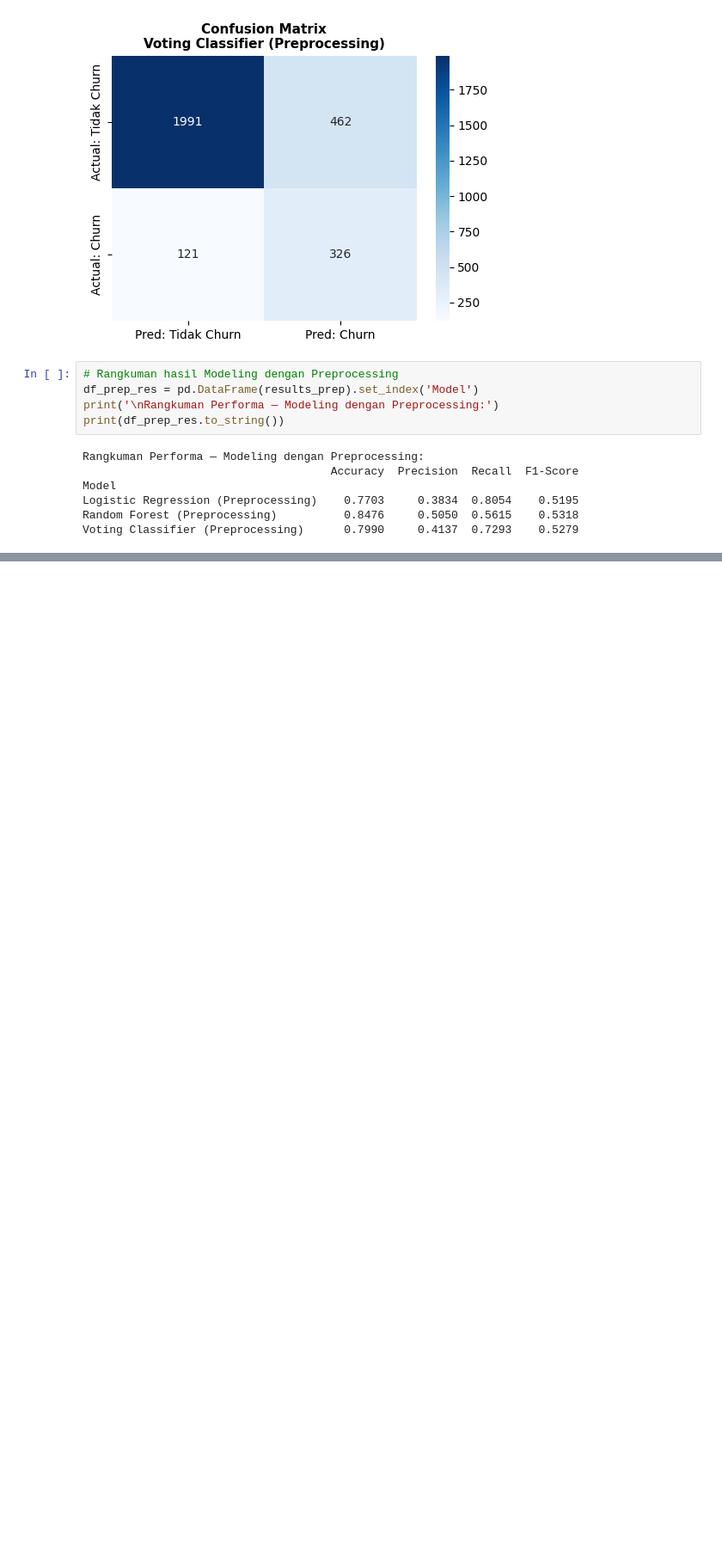
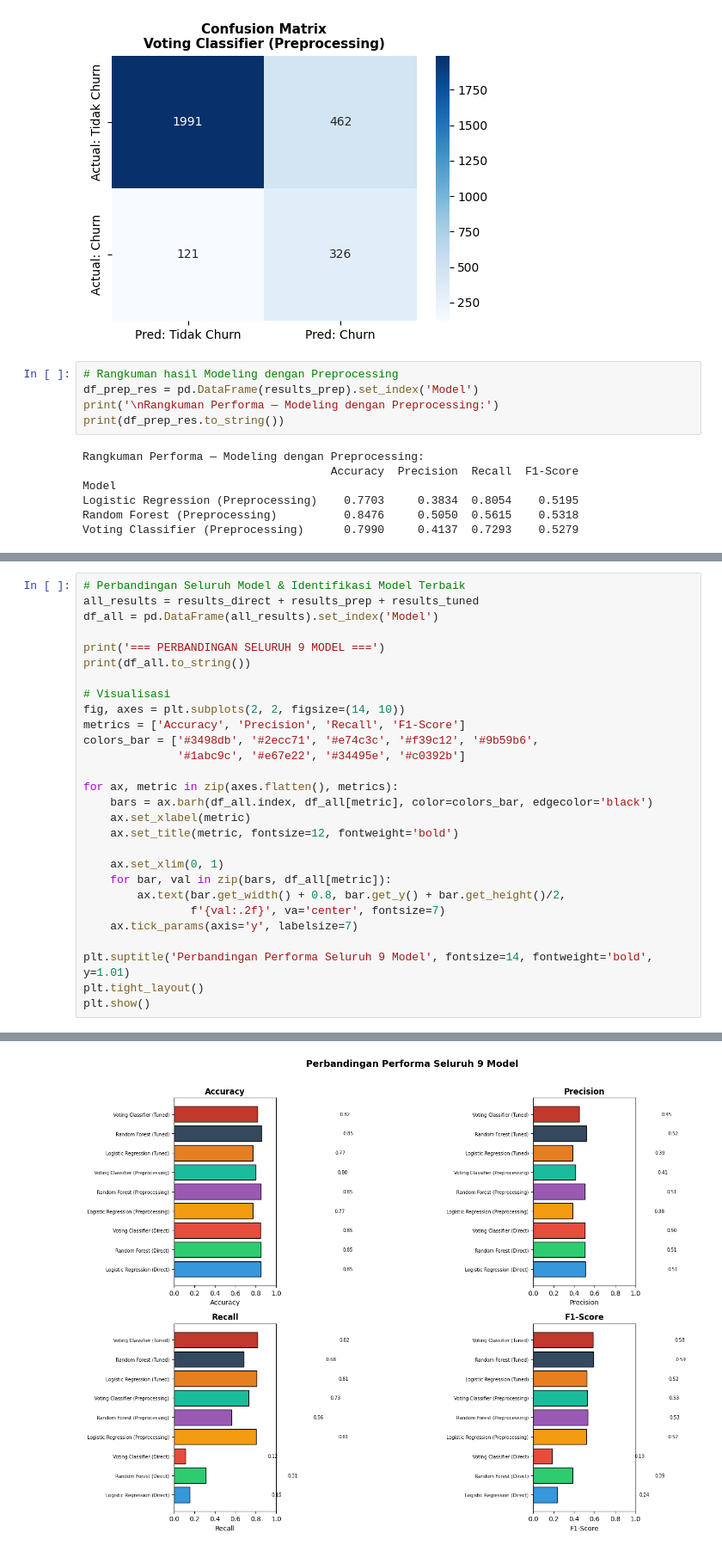
Before and after one commit to fikriwildann/customer-churn-prediction, a Jupyter notebook: UAS_BENGKOD.ipynb, the cells around one changed output, grey strips where cells are left out. Shown at 86% size. Cells and saved outputs as stored; diff of their text form; blank space fills up the shorter version.

```diff
--- a/UAS_BENGKOD.ipynb
+++ b/UAS_BENGKOD.ipynb
@@ -594,0 +755,29 @@ Voting Classifier (Preprocessing)      0.7990     0.4137  0.7293    0.5279
+# %%
+# Perbandingan Seluruh Model & Identifikasi Model Terbaik
+all_results = results_direct + results_prep + results_tuned
+df_all = pd.DataFrame(all_results).set_index('Model')
+
+print('=== PERBANDINGAN SELURUH 9 MODEL ===')
+print(df_all.to_string())
+
+# Visualisasi
+fig, axes = plt.subplots(2, 2, figsize=(14, 10))
+metrics = ['Accuracy', 'Precision', 'Recall', 'F1-Score']
+colors_bar = ['#3498db', '#2ecc71', '#e74c3c', '#f39c12', '#9b59b6',
+              '#1abc9c', '#e67e22', '#34495e', '#c0392b']
+
+for ax, metric in zip(axes.flatten(), metrics):
+    bars = ax.barh(df_all.index, df_all[metric], color=colors_bar, edgecolor='black')
+    ax.set_xlabel(metric)
+    ax.set_title(metric, fontsize=12, fontweight='bold')
+
+    ax.set_xlim(0, 1)
+    for bar, val in zip(bars, df_all[metric]):
+        ax.text(bar.get_width() + 0.8, bar.get_y() + bar.get_height()/2,
+                f'{val:.2f}', va='center', fontsize=7)
+    ax.tick_params(axis='y', labelsize=7)
+
+plt.suptitle('Perbandingan Performa Seluruh 9 Model', fontsize=14, fontweight='bold', y=1.01)
+plt.tight_layout()
+plt.show()
+# %% [output]
@@ -594,0 +796 @@ Voting Classifier (Preprocessing)      0.7990     0.4137  0.7293    0.5279
+[figure, added]
```
Also changed, not shown: parts of 10 cells of this notebook.
